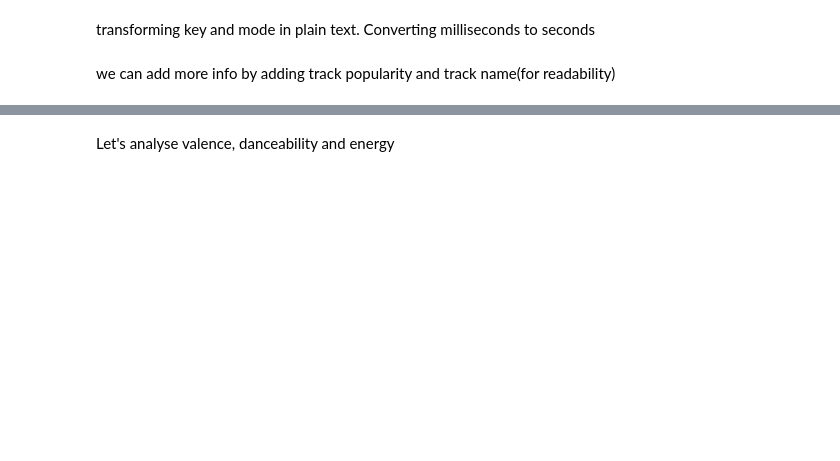
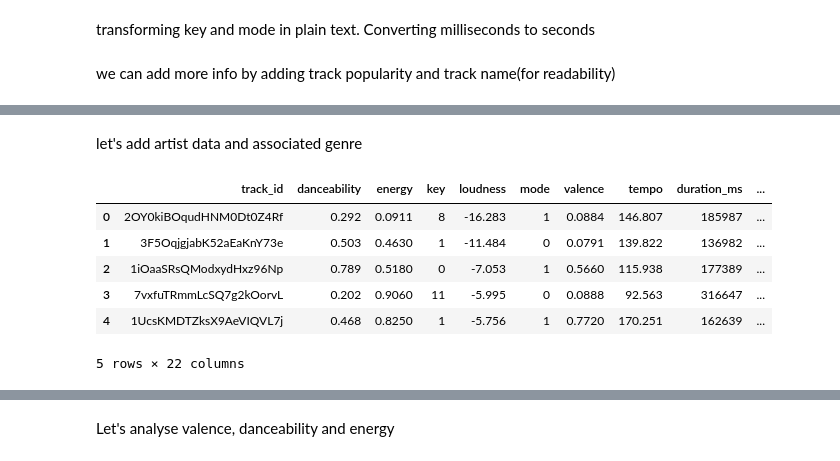
Before and after one commit to fabmav/Spotify_Radar_Playlist, a Jupyter notebook: DataAnalysisSpotify.ipynb, the cells around one changed output, grey strips where cells are left out. Drawn from its saved outputs; the diff is of its cells as text; code cells hidden in the pictures; blank space fills up the shorter version.

```diff
--- a/DataAnalysisSpotify.ipynb
+++ b/DataAnalysisSpotify.ipynb
@@ -54,2 +95,20 @@ df.head()
+# %% [markdown]
+let's add artist data and associated genre
+# %%
+df_artist=pd.read_csv('stats/stat_tracks_artists.txt',index_col='track_id',sep=";")
+df_artist_data=pd.read_csv('stats/stat_artists_data.txt',sep=",")
+df_artist_genre=pd.read_csv('stats/stat_artists_genres_agg.txt',sep=",")
+df = df.merge(right = df_artist,on="track_id")
+df = df.merge(right = df_artist_data,on="artist_id",)
+df = df.merge(right = df_artist_genre,on="artist_id")
+df.head()
+# %% [output]
+|  | track_id | danceability | energy | key | loudness | mode | valence | tempo | duration_ms | ... |
+| 0 | 2OY0kiBOqudHNM0Dt0Z4Rf | 0.292 | 0.0911 | 8 | -16.283 | 1 | 0.0884 | 146.807 | 185987 | ... |
+| 1 | 3F5OqjgjabK52aEaKnY73e | 0.503 | 0.4630 | 1 | -11.484 | 0 | 0.0791 | 139.822 | 136982 | ... |
+| 2 | 1iOaaSRsQModxydHxz96Np | 0.789 | 0.5180 | 0 | -7.053 | 1 | 0.5660 | 115.938 | 177389 | ... |
+| 3 | 7vxfuTRmmLcSQ7g2kOorvL | 0.202 | 0.9060 | 11 | -5.995 | 0 | 0.0888 | 92.563 | 316647 | ... |
+| 4 | 1UcsKMDTZksX9AeVIQVL7j | 0.468 | 0.8250 | 1 | -5.756 | 1 | 0.7720 | 170.251 | 162639 | ... |
+5 rows × 22 columns
 # %%
 df.describe(include="all")
```
Also changed, not shown: parts of 32 cells of this notebook, 14 other files.
